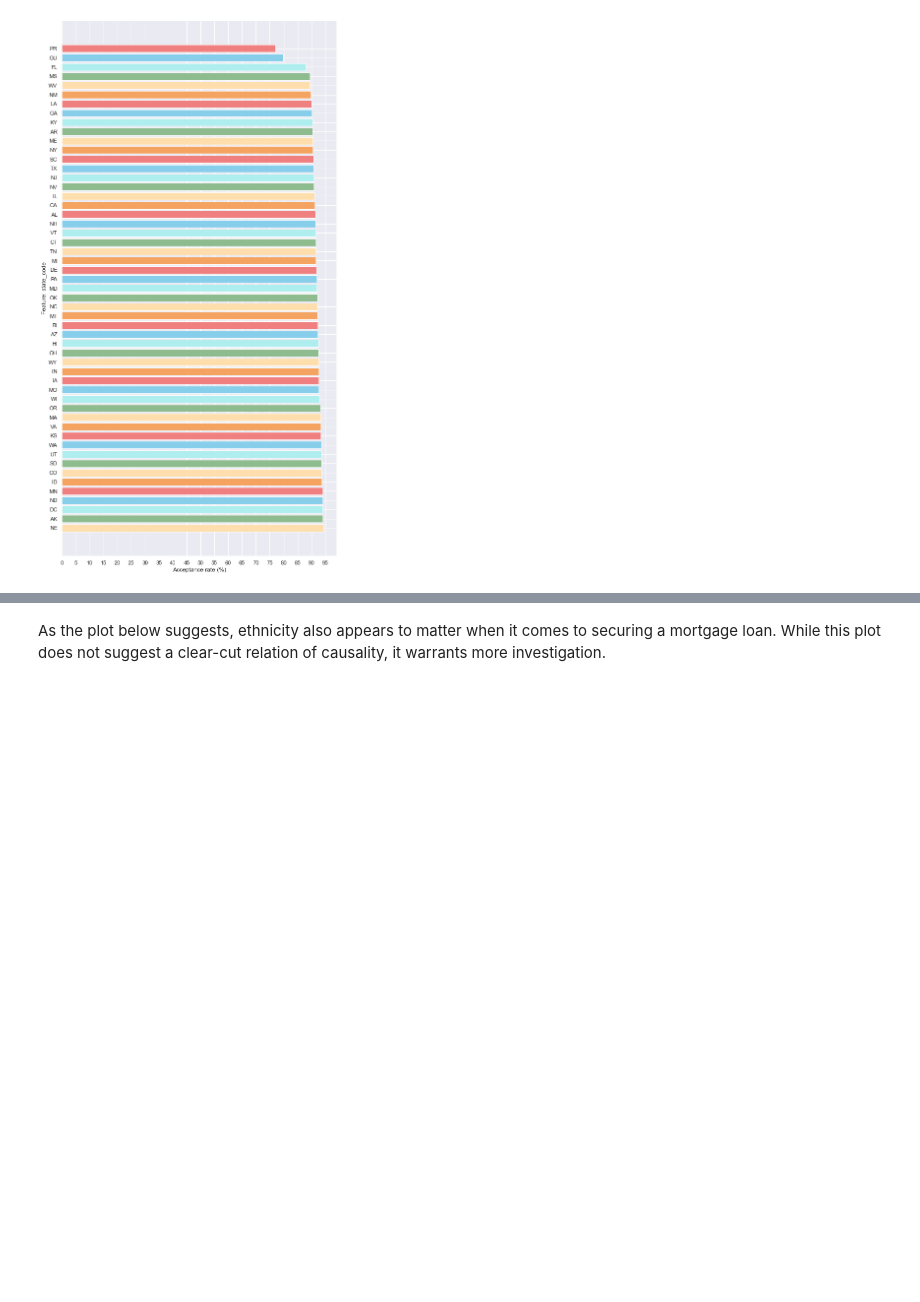
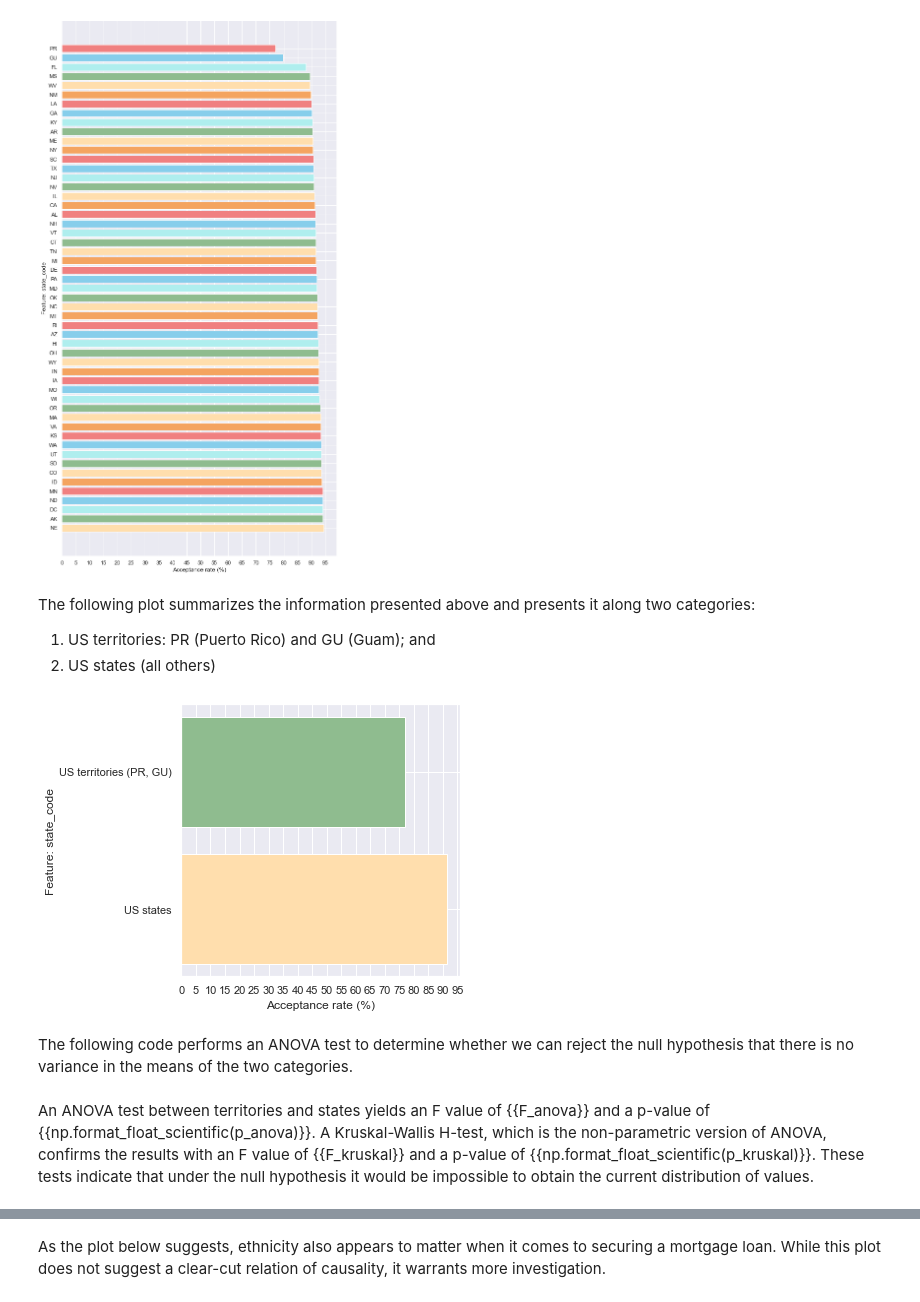
Before and after one commit to ajgmolina/ML-for-HMDA-mortgage-loan-data, a Jupyter notebook: EDA.ipynb, the cells around one changed output, grey strips where cells are left out. Cells and saved outputs as stored; diff of their text form; code cells hidden in the pictures; blank space fills up the shorter version.

Commit message:
add inferential stats tests and one graph

```diff
--- a/EDA.ipynb
+++ b/EDA.ipynb
@@ -207,6 +209,33 @@ def plot_feature_acceptance (feature, x_s=5, y_s=5, labels=[], p_type='bar'):
         temp['bin'] = pd.qcut(temp[feature], q=10, precision=0).astype(str)
         print(temp.describe())
         plt.scatter(temp['bin'], temp['% accepted'])
+
+def plot_feature_acceptance_3 (df, feature, x_s=5, y_s=5, labels=[], p_type='bar'):
+    '''Plots a bar chart of the acceptance rate of grouped features'''
+    temp = df.groupby(feature)['action_taken'].agg([('% accepted', lambda x: x.sum() / x.count() * 100)]).sort_values(by='% accepted', ascending=False).reset_index()
+    plt.figure(figsize=(x_s,y_s))
+    plt.ticklabel_format(style='plain')
+    plt.xticks(range(0,100,5))
+    plt.xlabel('Acceptance rate (%)')
+    plt.ylabel(f"Feature: {feature}")
+    if p_type == 'bar':
+        if labels:
+            plt.barh(width='% accepted', y=feature, data=temp,
+                color=['navajowhite', 'darkseagreen', 'paleturquoise', 'skyblue', 'lightcoral', 'sandybrown'],
+                tick_label=labels)
+        else:
+            plt.barh(width='% accepted', y=feature, data=temp,
+                color=['navajowhite', 'darkseagreen', 'paleturquoise', 'skyblue', 'lightcoral', 'sandybrown'])
+    else:
+        plt.yticks(range(0,100,5))
+        plt.ylabel('Acceptance rate (%)')
+        plt.xlabel(f"Feature: {feature}")
+        print("1:" , temp)
+        temp = subset_by_iqr(temp, feature)
+        print("2:" , temp)
+        temp['bin'] = pd.qcut(temp[feature], q=10, precision=0).astype(str)
+        print(temp.describe())
+        plt.scatter(temp['bin'], temp['% accepted'])
 # %% [markdown]
 ### I. Numeric features
 # %% [markdown]
@@ -265,3 +294,20 @@ We begin with state code: To what extent does living in a certain territory affe
 plot_feature_acceptance('state_code', x_s=10, y_s=20)
 # %% [output]
 [figure]
+# %% [markdown]
+The following plot summarizes the information presented above and presents it along two categories:
+
+1. US territories: PR (Puerto Rico) and GU (Guam); and
+2. US states (all others)
+# %%
+#Creating data frame with state_code and action_taken
+df_by_state = df[['state_code','action_taken']]
+
+#Making state_code a binary variable
+df_by_state.state_code = 1 * ((df_by_state['state_code']=='PR') | (df_by_state['state_code']=='GU'))
+# %%
+plot_feature_acceptance_3(df_by_state, 'state_code', labels=['US states', 'US territories (PR, GU)'])
+# %% [output]
+[figure, added]
+# %% [markdown]
+The following code performs an ANOVA test to determine whether we can reject the null hypothesis that there is no variance in the means of the two categories.
@@ -267,0 +319,2 @@ plot_feature_acceptance('state_code', x_s=10, y_s=20)
+# %% [markdown]
+An ANOVA test between territories and states yields an F value of {{F_anova}} and a p-value of {{np.format_float_scientific(p_anova)}}. A Kruskal-Wallis H-test, which is the non-parametric version of ANOVA, confirms the results with an F value of {{F_kruskal}} and a p-value of {{np.format_float_scientific(p_kruskal)}}. These tests indicate that under the null hypothesis it would be impossible to obtain the current distribution of values.
```
Also changed, not shown: parts of 14 cells of this notebook.
